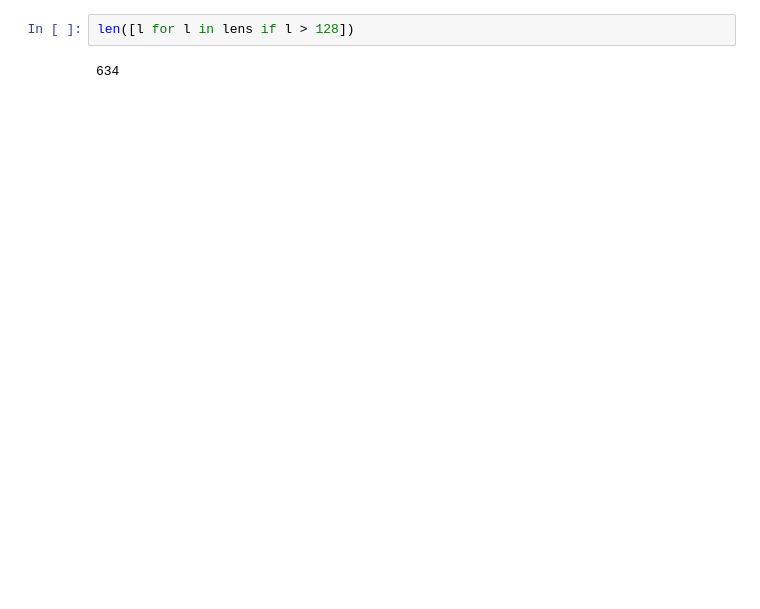
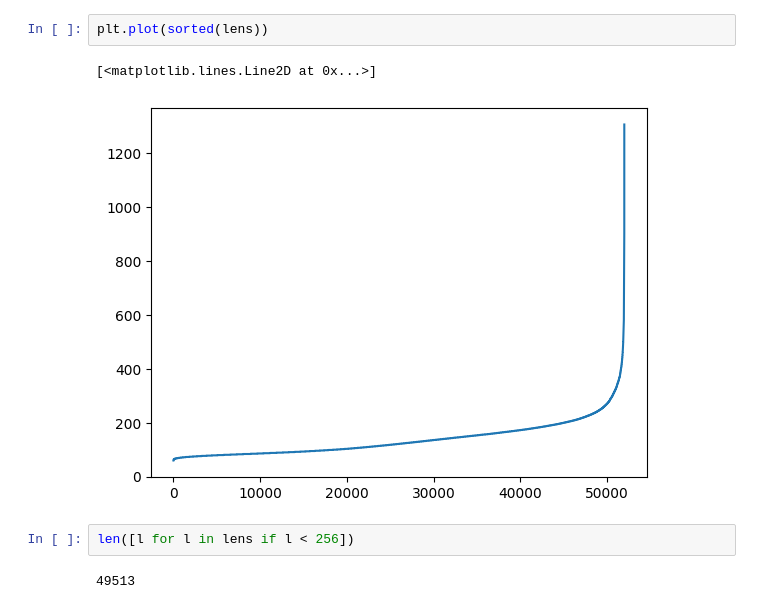
Before and after one commit to tloen/alpaca-lora, a Jupyter notebook: lengths.ipynb, the cells around one changed output. Cells and saved outputs as stored; diff of their text form; blank space fills up the shorter version.

```diff
--- a/lengths.ipynb
+++ b/lengths.ipynb
@@ -63,4 +52,9 @@ plt.hist(lens)
+# %%
+plt.plot(sorted(lens))
+# %% [output]
+[<matplotlib.lines.Line2D at 0x...>]
+[figure, added]
 # %%
-len([l for l in lens if l > 128])
+len([l for l in lens if l < 256])
 # %% [output]
-634
+49513
```
Also changed, not shown: parts of 2 cells of this notebook.
